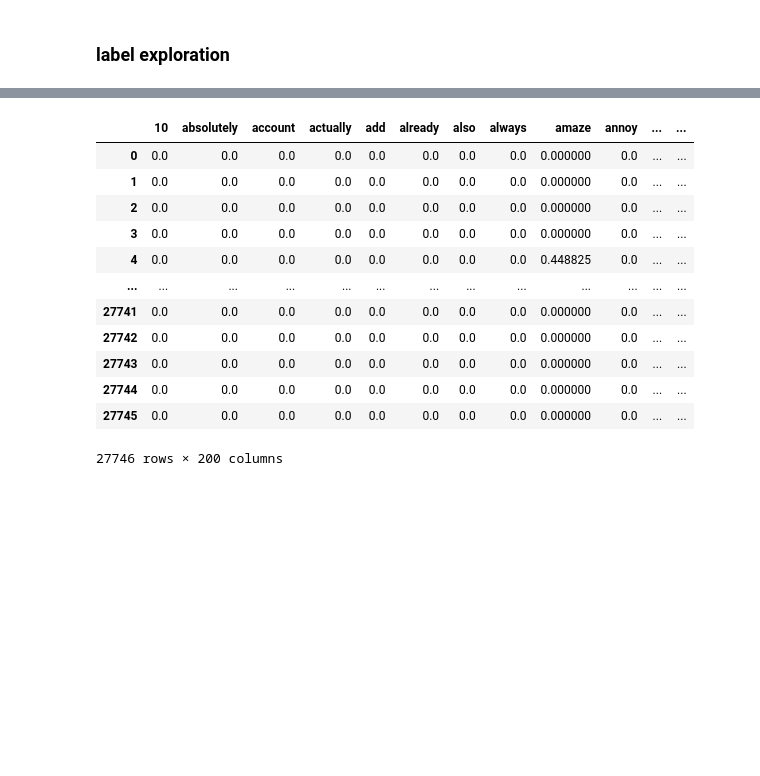
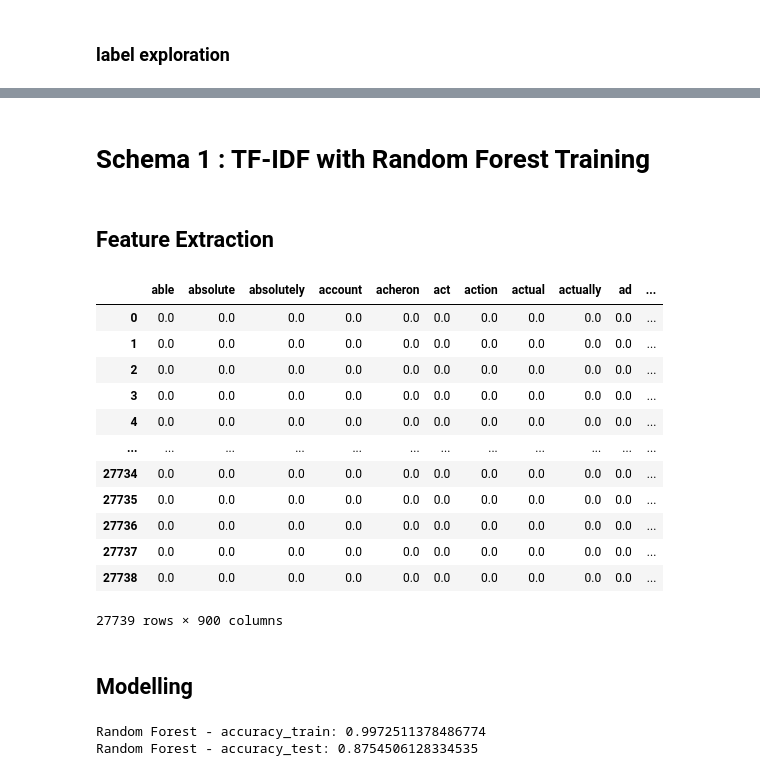
Before and after one commit to aditmulyatama/sentiment_analysis_project, a Jupyter notebook: modeling/proyek_analisis_sentimen.ipynb, the cells around one changed output, grey strips where cells are left out. Cells and saved outputs as stored; diff of their text form; code cells hidden in the pictures; blank space fills up the shorter version.

```diff
--- a/modeling/proyek_analisis_sentimen.ipynb
+++ b/modeling/proyek_analisis_sentimen.ipynb
@@ -349,31 +377,60 @@ ValueError: We need at least 1 word to plot a word cloud, got 0.
+# %% [markdown]
+# Schema 1 : TF-IDF with Random Forest Training
+# %% [markdown]
+## Feature Extraction
 # %%
-# Pisahkan data menjadi fitur (tweet) dan label (sentimen)
+# Insert the data to train the model
 X = clean_df['cleaned_content']
 y = clean_df['sentiment_label']
 
-# Ekstraksi fitur dengan TF-IDF
-tfidf = TfidfVectorizer(max_features=200, min_df=17, max_df=0.8 )
+# Feature extraction
+tfidf = TfidfVectorizer(max_features=900, min_df=17, max_df=0.8)
 X_tfidf = tfidf.fit_transform(X)
 
-# Konversi hasil ekstraksi fitur menjadi dataframe
+# Convert feature extraction result to dataframe
 features_df = pd.DataFrame(X_tfidf.toarray(), columns=tfidf.get_feature_names_out())
 
-# Bagi data menjadi data latih dan data uji
-X_train, X_test, y_train, y_test = train_test_split(X_tfidf, y, test_size=0.2, random_state=42)
+# split the data into training and testing
+X_train, X_test, y_train, y_test = train_test_split(X_tfidf.toarray(), y, test_size=0.2, random_state=42)
+
+# Show the feature extraction
+features_df
+# %% [output]
+|  | able | absolute | absolutely | account | acheron | act | action | actual | actually | ad | ... |
+| 0 | 0.0 | 0.0 | 0.0 | 0.0 | 0.0 | 0.0 | 0.0 | 0.0 | 0.0 | 0.0 | ... |
+| 1 | 0.0 | 0.0 | 0.0 | 0.0 | 0.0 | 0.0 | 0.0 | 0.0 | 0.0 | 0.0 | ... |
+| 2 | 0.0 | 0.0 | 0.0 | 0.0 | 0.0 | 0.0 | 0.0 | 0.0 | 0.0 | 0.0 | ... |
+| 3 | 0.0 | 0.0 | 0.0 | 0.0 | 0.0 | 0.0 | 0.0 | 0.0 | 0.0 | 0.0 | ... |
+| 4 | 0.0 | 0.0 | 0.0 | 0.0 | 0.0 | 0.0 | 0.0 | 0.0 | 0.0 | 0.0 | ... |
+| ... | ... | ... | ... | ... | ... | ... | ... | ... | ... | ... | ... |
+| 27734 | 0.0 | 0.0 | 0.0 | 0.0 | 0.0 | 0.0 | 0.0 | 0.0 | 0.0 | 0.0 | ... |
+| 27735 | 0.0 | 0.0 | 0.0 | 0.0 | 0.0 | 0.0 | 0.0 | 0.0 | 0.0 | 0.0 | ... |
+| 27736 | 0.0 | 0.0 | 0.0 | 0.0 | 0.0 | 0.0 | 0.0 | 0.0 | 0.0 | 0.0 | ... |
+| 27737 | 0.0 | 0.0 | 0.0 | 0.0 | 0.0 | 0.0 | 0.0 | 0.0 | 0.0 | 0.0 | ... |
+| 27738 | 0.0 | 0.0 | 0.0 | 0.0 | 0.0 | 0.0 | 0.0 | 0.0 | 0.0 | 0.0 | ... |
+27739 rows × 900 columns
-# %%
-# Menampilkan hasil ekstraksi fitur
-features_df
-# %% [output]
-|  | 10 | absolutely | account | actually | add | already | also | always | amaze | annoy | ... | ... |
-| 0 | 0.0 | 0.0 | 0.0 | 0.0 | 0.0 | 0.0 | 0.0 | 0.0 | 0.000000 | 0.0 | ... | ... |
-| 1 | 0.0 | 0.0 | 0.0 | 0.0 | 0.0 | 0.0 | 0.0 | 0.0 | 0.000000 | 0.0 | ... | ... |
-| 2 | 0.0 | 0.0 | 0.0 | 0.0 | 0.0 | 0.0 | 0.0 | 0.0 | 0.000000 | 0.0 | ... | ... |
-| 3 | 0.0 | 0.0 | 0.0 | 0.0 | 0.0 | 0.0 | 0.0 | 0.0 | 0.000000 | 0.0 | ... | ... |
-| 4 | 0.0 | 0.0 | 0.0 | 0.0 | 0.0 | 0.0 | 0.0 | 0.0 | 0.448825 | 0.0 | ... | ... |
-| ... | ... | ... | ... | ... | ... | ... | ... | ... | ... | ... | ... | ... |
-| 27741 | 0.0 | 0.0 | 0.0 | 0.0 | 0.0 | 0.0 | 0.0 | 0.0 | 0.000000 | 0.0 | ... | ... |
-| 27742 | 0.0 | 0.0 | 0.0 | 0.0 | 0.0 | 0.0 | 0.0 | 0.0 | 0.000000 | 0.0 | ... | ... |
-| 27743 | 0.0 | 0.0 | 0.0 | 0.0 | 0.0 | 0.0 | 0.0 | 0.0 | 0.000000 | 0.0 | ... | ... |
-| 27744 | 0.0 | 0.0 | 0.0 | 0.0 | 0.0 | 0.0 | 0.0 | 0.0 | 0.000000 | 0.0 | ... | ... |
-| 27745 | 0.0 | 0.0 | 0.0 | 0.0 | 0.0 | 0.0 | 0.0 | 0.0 | 0.000000 | 0.0 | ... | ... |
-27746 rows × 200 columns
+# %% [markdown]
+## Modelling
+# %%
+from sklearn.ensemble import RandomForestClassifier
+
+# Membuat objek model Random Forest
+random_forest = RandomForestClassifier()
+
+# Melatih model Random Forest pada data pelatihan
+random_forest.fit(X_train, y_train)
+
+# Prediksi sentimen pada data pelatihan dan data uji
+y_pred_train_rf = random_forest.predict(X_train)
+y_pred_test_rf = random_forest.predict(X_test)
+
+# Evaluasi akurasi model Random Forest
+accuracy_train_rf = accuracy_score(y_pred_train_rf, y_train)
+accuracy_test_rf = accuracy_score(y_pred_test_rf, y_test)
+
+# Menampilkan akurasi
+print('Random Forest - accuracy_train:', accuracy_train_rf)
+print('Random Forest - accuracy_test:', accuracy_test_rf)
+# %% [output]
+Random Forest - accuracy_train: 0.9972511378486774
+Random Forest - accuracy_test: 0.8754506128334535
```
Also changed, not shown: parts of 24 cells of this notebook, 1 other file.
